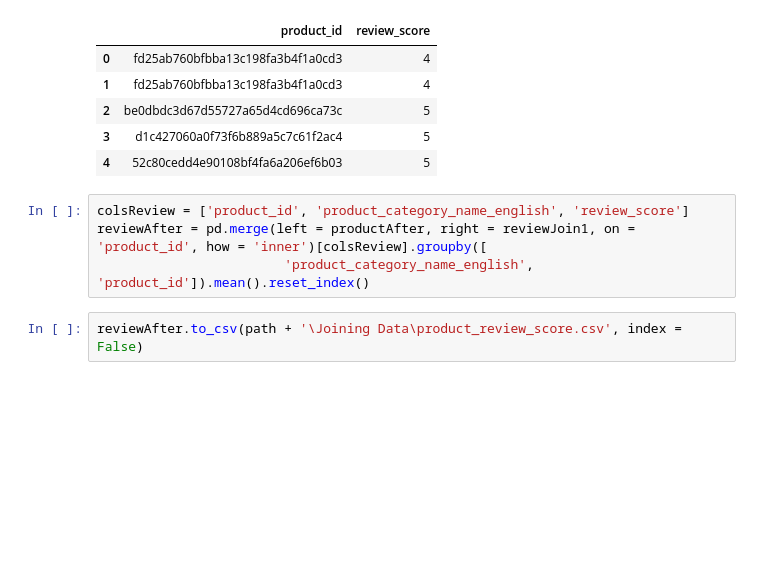
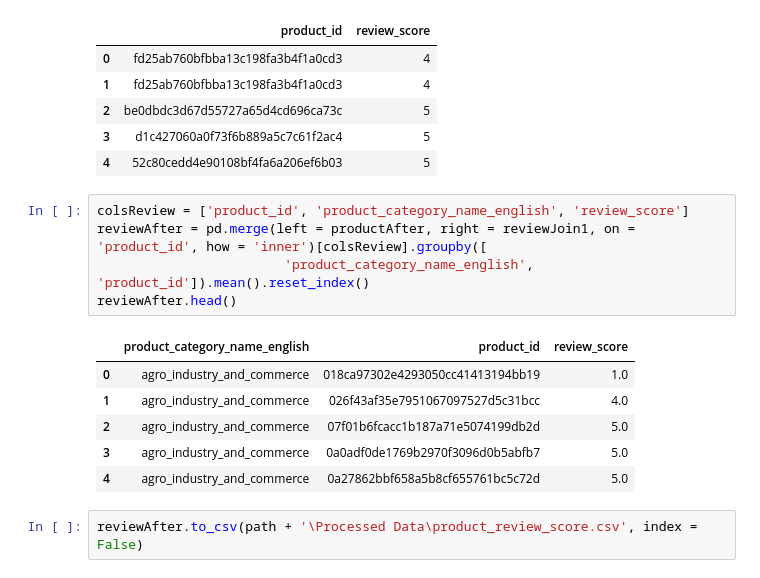
Before and after one commit to trquoctoann/neighborhood-based-recommendation-system, a Jupyter notebook: Preprocessing/Joining Data for Analysis.ipynb, the cells around one changed output. Drawn from its saved outputs; the diff is of its cells as text; blank space fills up the shorter version.

```diff
--- a/Preprocessing/Joining Data for Analysis.ipynb
+++ b/Preprocessing/Joining Data for Analysis.ipynb
@@ -273,6 +273,14 @@ reviewJoin1.head()
 # %%
 colsReview = ['product_id', 'product_category_name_english', 'review_score']
 reviewAfter = pd.merge(left = productAfter, right = reviewJoin1, on = 'product_id', how = 'inner')[colsReview].groupby([
                         'product_category_name_english', 'product_id']).mean().reset_index()
+reviewAfter.head()
+# %% [output]
+|  | product_category_name_english | product_id | review_score |
+| 0 | agro_industry_and_commerce | 018ca97302e4293050cc41413194bb19 | 1.0 |
+| 1 | agro_industry_and_commerce | 026f43af35e7951067097527d5c31bcc | 4.0 |
+| 2 | agro_industry_and_commerce | 07f01b6fcacc1b187a71e5074199db2d | 5.0 |
+| 3 | agro_industry_and_commerce | 0a0adf0de1769b2970f3096d0b5abfb7 | 5.0 |
+| 4 | agro_industry_and_commerce | 0a27862bbf658a5b8cf655761bc5c72d | 5.0 |
 # %%
-reviewAfter.to_csv(path + '\Joining Data\product_review_score.csv', index = False)
+reviewAfter.to_csv(path + '\Processed Data\product_review_score.csv', index = False)
```
Also changed, not shown: parts of 5 cells of this notebook.
